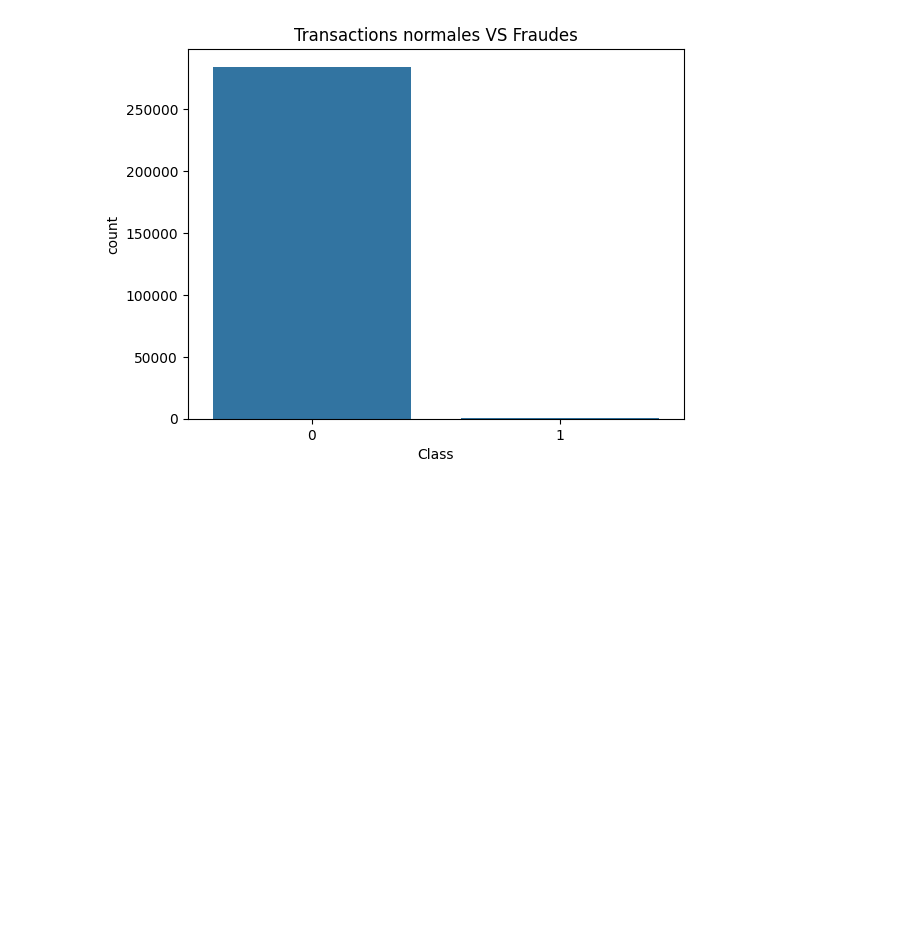
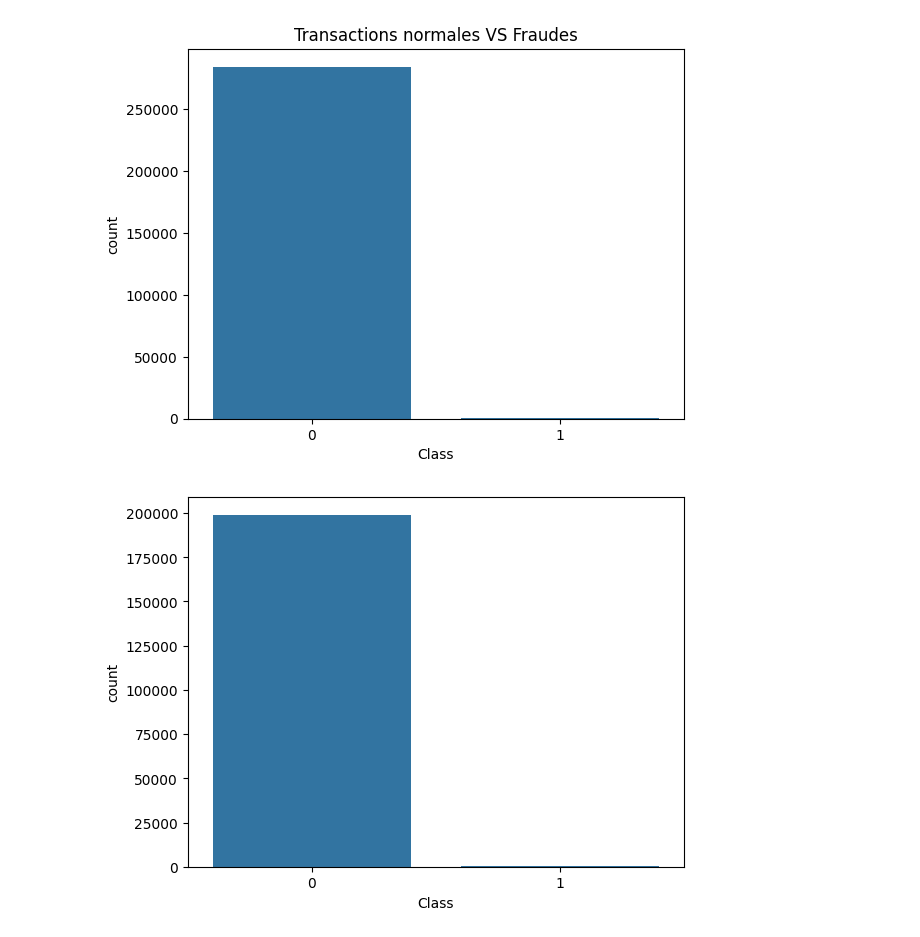
Before and after one commit to ErwinDIDE/real-time-fraud-detection-ai, a Jupyter notebook: notebooks/fraude_eda.ipynb, the cells around one changed output. Saved outputs shown, nothing was run; the diff lists cells and outputs as text; code cells hidden in the pictures; blank space fills up the shorter version.

Commit message:
Séparatioon des variables caractéristiques(V1,V2,... et de la cible à prédire (Class) puis répartition des données d'entrainement et test puis visualisation. Ratio choisi: 70/30

```diff
--- a/notebooks/fraude_eda.ipynb
+++ b/notebooks/fraude_eda.ipynb
@@ -53,3 +54,22 @@ plt.title("Transactions normales VS Fraudes")
 plt.show()
 # %% [output]
 [figure]
+# %%
+# Séparation des variables caractéristiques (V1, V2, ...) et de la cible a prédire (Class)
+X=df.drop("Class", axis=1)
+y=df["Class"]
+# %%
+# Répartition des données d'entrainements et des données tests
+X_train, X_test, y_train, y_test = train_test_split(
+    X, y,
+    test_size=0.3,   #Nous prenons 70% du dataset pour les données d'entrainement et 30% pour tests
+    random_state=8,  #Pour maintenir la selection des lignes
+    stratify=y      #Conserve le ratio de fraude
+)
+# %%
+# Visualisation des données d'entrainement
+sns.countplot(x=y_train)
+plt.title("")
+plt.show()
+# %% [output]
+[figure, added]
```
Also changed, not shown: parts of 2 cells of this notebook.
